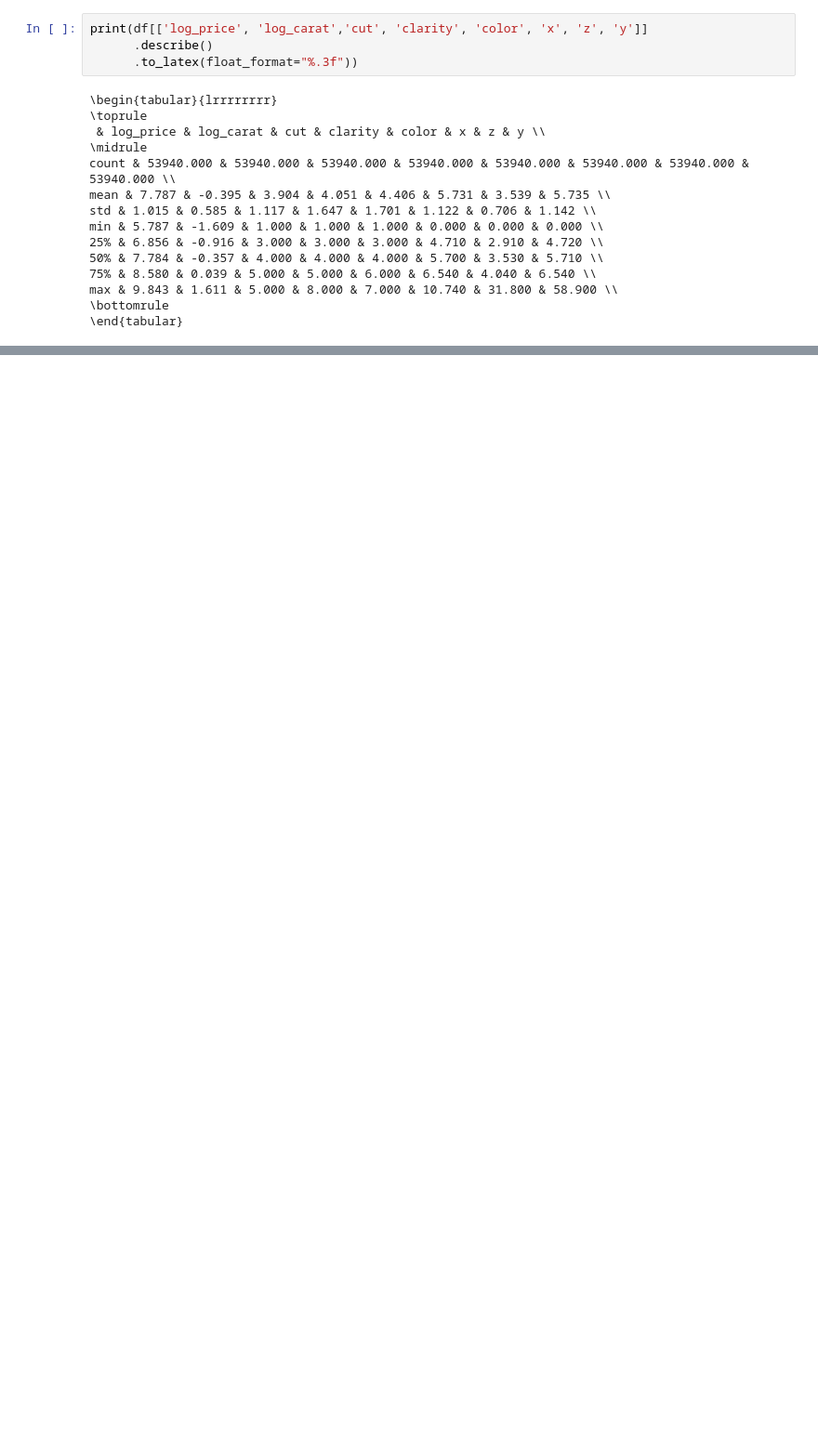
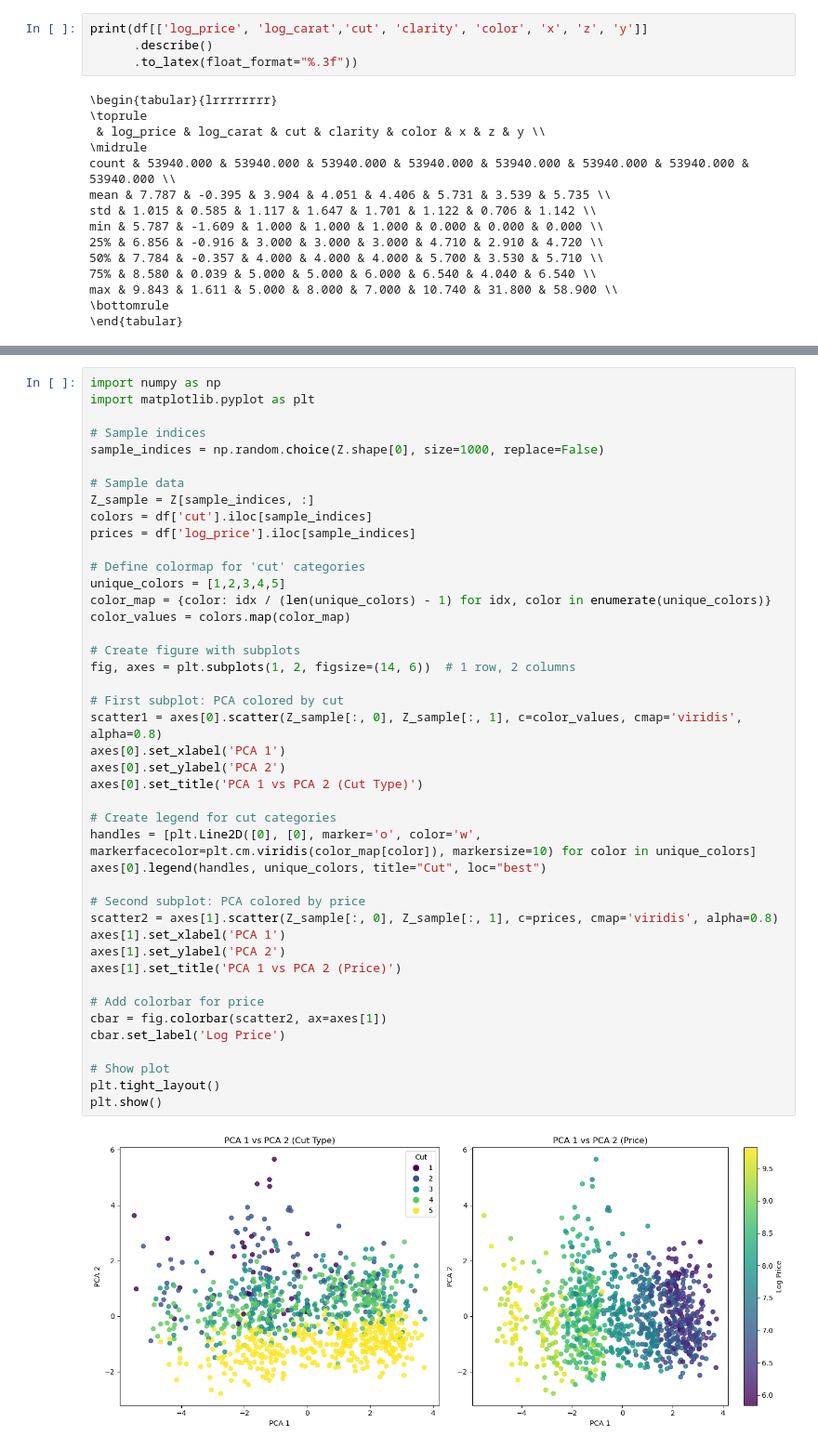
Before and after one commit to Mioupytjh/ML-and-DM, a Jupyter notebook: data_analysis.ipynb, the cells around one changed output, grey strips where cells are left out. Shown at 93% size. Drawn from its saved outputs; the diff is of its cells as text; blank space fills up the shorter version.

Commit message:
created data_analysis

```diff
--- a/data_analysis.ipynb
+++ b/data_analysis.ipynb
@@ -184,0 +263,45 @@ df[['cut', 'clarity', 'color', 'log_price', 'log_carat' ,'x','z', 'y']].describe
+# %%
+import numpy as np
+import matplotlib.pyplot as plt
+
+# Sample indices
+sample_indices = np.random.choice(Z.shape[0], size=1000, replace=False)
+
+# Sample data
+Z_sample = Z[sample_indices, :]
+colors = df['cut'].iloc[sample_indices]
+prices = df['log_price'].iloc[sample_indices]
+
+# Define colormap for 'cut' categories
+unique_colors = [1,2,3,4,5]
+color_map = {color: idx / (len(unique_colors) - 1) for idx, color in enumerate(unique_colors)}
+color_values = colors.map(color_map)
+
+# Create figure with subplots
+fig, axes = plt.subplots(1, 2, figsize=(14, 6))  # 1 row, 2 columns
+
+# First subplot: PCA colored by cut
+scatter1 = axes[0].scatter(Z_sample[:, 0], Z_sample[:, 1], c=color_values, cmap='viridis', alpha=0.8)
+axes[0].set_xlabel('PCA 1')
+axes[0].set_ylabel('PCA 2')
+axes[0].set_title('PCA 1 vs PCA 2 (Cut Type)')
+
+# Create legend for cut categories
+handles = [plt.Line2D([0], [0], marker='o', color='w', markerfacecolor=plt.cm.viridis(color_map[color]), markersize=10) for color in unique_colors]
+axes[0].legend(handles, unique_colors, title="Cut", loc="best")
+
+# Second subplot: PCA colored by price
+scatter2 = axes[1].scatter(Z_sample[:, 0], Z_sample[:, 1], c=prices, cmap='viridis', alpha=0.8)
+axes[1].set_xlabel('PCA 1')
+axes[1].set_ylabel('PCA 2')
+axes[1].set_title('PCA 1 vs PCA 2 (Price)')
+
+# Add colorbar for price
+cbar = fig.colorbar(scatter2, ax=axes[1])
+cbar.set_label('Log Price')
+
+# Show plot
+plt.tight_layout()
+plt.show()
+# %% [output]
+[figure, added]
```
Also changed, not shown: parts of 5 cells of this notebook, 7 other files.
